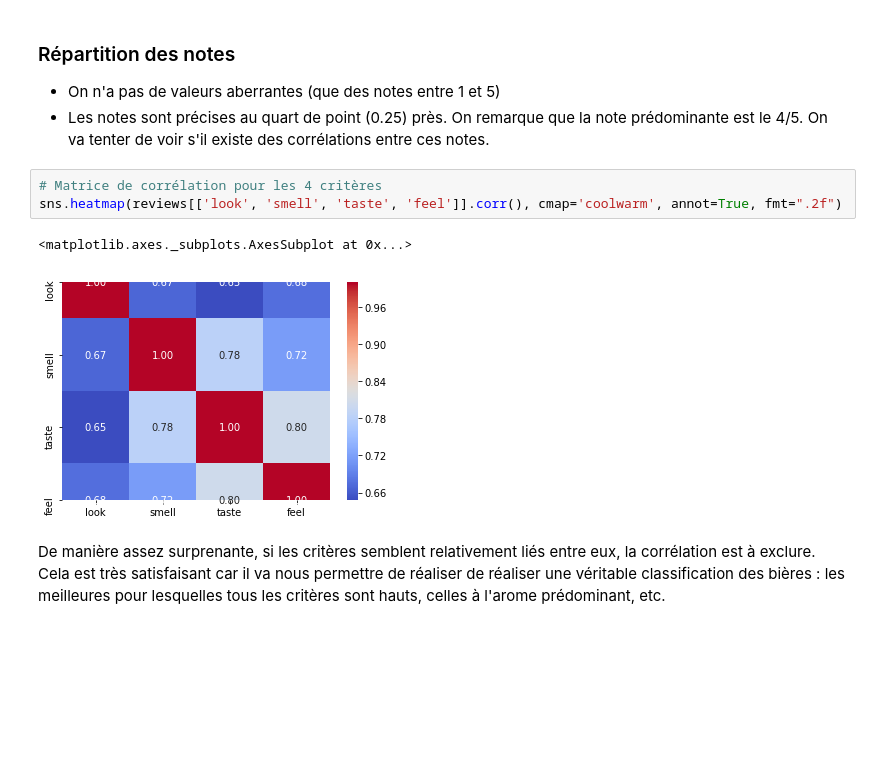
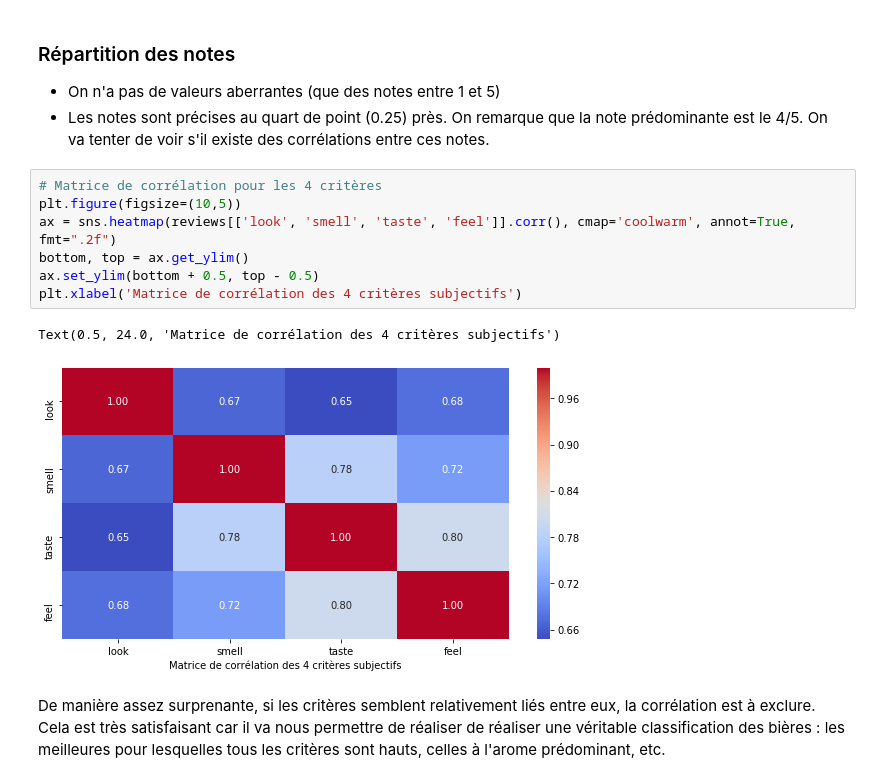
Before and after one commit to rhomain-rangeay/Projet-Python-pour-le-Data-Scientist, a Jupyter notebook: Préprocessing des données (df_ml et data_beerwulf_with_id).ipynb, the cells around one changed output. Drawn from its saved outputs; the diff is of its cells as text; blank space fills up the shorter version.

```diff
--- a/Préprocessing des données (df_ml et data_beerwulf_with_id).ipynb
+++ b/Préprocessing des données (df_ml et data_beerwulf_with_id).ipynb
@@ -279,10 +279,14 @@ plt.show()
 - Les notes sont précises au quart de point (0.25) près. On remarque que la note prédominante est le 4/5. On va tenter de voir s'il existe des corrélations entre ces notes.
 # %%
 # Matrice de corrélation pour les 4 critères
-sns.heatmap(reviews[['look', 'smell', 'taste', 'feel']].corr(), cmap='coolwarm', annot=True, fmt=".2f")
+plt.figure(figsize=(10,5))
+ax = sns.heatmap(reviews[['look', 'smell', 'taste', 'feel']].corr(), cmap='coolwarm', annot=True, fmt=".2f")
+bottom, top = ax.get_ylim()
+ax.set_ylim(bottom + 0.5, top - 0.5)
+plt.xlabel('Matrice de corrélation des 4 critères subjectifs')
 # %% [output]
-<matplotlib.axes._subplots.AxesSubplot at 0x...>
+Text(0.5, 24.0, 'Matrice de corrélation des 4 critères subjectifs')
-[figure, old version]
+[figure, new version]
 # %% [markdown]
 De manière assez surprenante, si les critères semblent relativement liés entre eux, la corrélation est à exclure. Cela est très satisfaisant car il va nous permettre de réaliser de réaliser une véritable classification des bières : les meilleures pour lesquelles tous les critères sont hauts, celles à l'arome prédominant, etc.
 # %%
```
Also changed, not shown: parts of 1 cell of this notebook.
